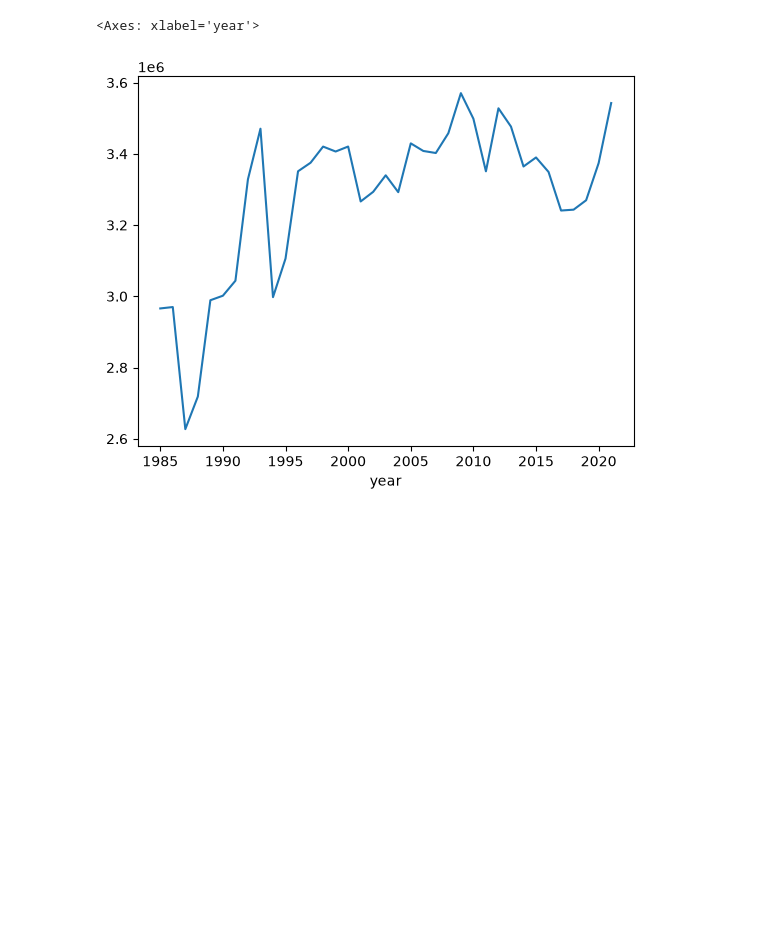
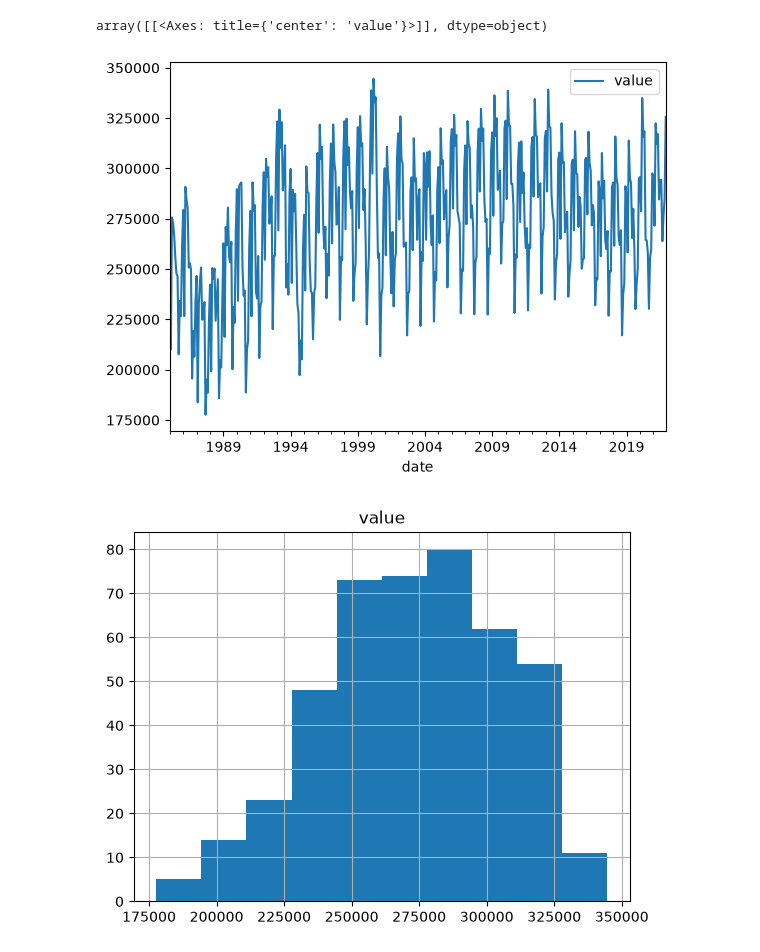
Before and after one commit to zo-ff/anomaly-detection, a Jupyter notebook: monthly-milk-production.ipynb, the cells around one changed output. Cells and saved outputs as stored; diff of their text form; code cells hidden in the pictures; blank space fills up the shorter version.

```diff
--- a/monthly-milk-production.ipynb
+++ b/monthly-milk-production.ipynb
@@ -1,13 +15,25 @@
 # %%
-import pandas as pd
+
 
 df = pd.read_csv('data/Processing volume for dairy products.csv')
 df=df.dropna()\
      .replace(',','',regex=True)\
      .astype(int)\
      .set_index('year')
-df2=df['total']
-df2.plot()
+
+df_s=df.reset_index()    #インデックスをカラムへ
+cols=[c for c in df.columns if c !='total']  #集計以外のカラム名を取得
+
+#year列だけ残して、取得したカラム名をデータとしたmonthカラムを作る
+df_f=df_s.melt(id_vars='year',var_name='month',value_vars=cols).astype('int')
+
+dfl=df_f.sort_values(['year','month'])  #昇順に並び替え
+dfl['date']=pd.to_datetime(dfl[['year','month']].assign(day=1))  #１日付のデータへ変換
+
+df_f=dfl.set_index('date').drop(columns=['year','month'])   #値のみ
+df_f.plot()
+df_f.hist()
 # %% [output]
-<Axes: xlabel='year'>
+array([[<Axes: title={'center': 'value'}>]], dtype=object)
-[figure, old version]
+[figure, new version]
+[figure, added]
```
Also changed, not shown: parts of 6 cells of this notebook.
